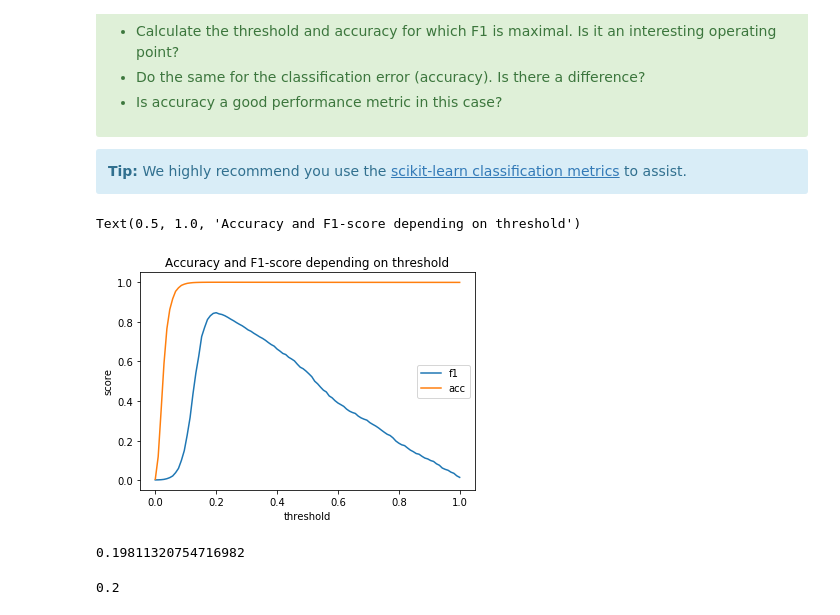
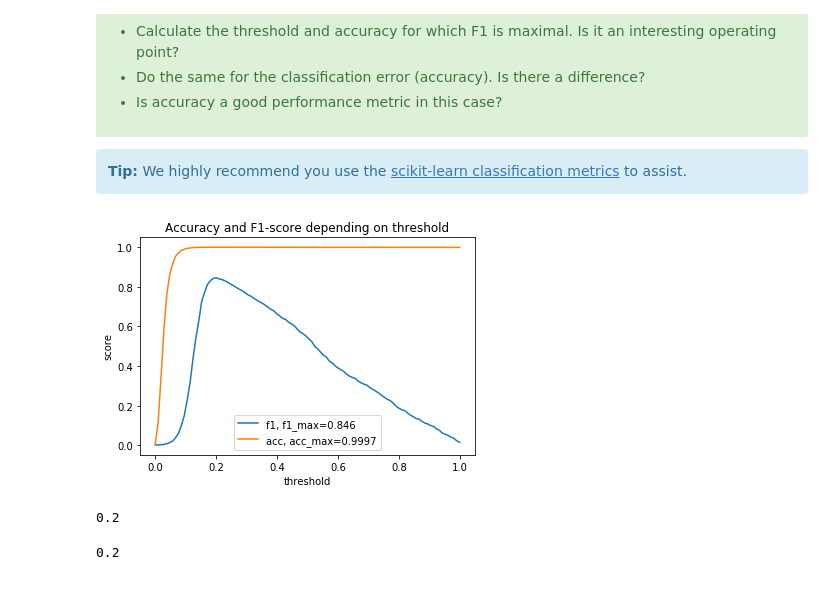
Before and after one commit to chariskal/eval-biometrics, a Jupyter notebook: assignment_1.ipynb, the cells around one changed output. Drawn from its saved outputs; the diff is of its cells as text; code cells hidden in the pictures.

```diff
--- a/assignment_1.ipynb
+++ b/assignment_1.ipynb
@@ -401,32 +389,31 @@ We highly recommend you use the <a href="https://scikit-learn.org/stable/modules
 # %%
 """Plot F1 and accuracy as a function of the decision thresholds on the similarity score."""
 # Hint: evaluating for ± 50 threshold values should suffice
 plt.figure()
 f1_list = []
 acc_list = []
 new_list = np.flip(th_roc)
 for thr in new_list[::3]:           # calculate scores every few thresholds to reduce cost os calculations
     f1 = metrics.f1_score(y_true.astype(bool), combined_scores>thr, pos_label=1)
     acc = metrics.accuracy_score(y_true.astype(bool), combined_scores>thr, normalize=True, sample_weight=None)
     f1_list.append(f1)
     acc_list.append(acc)
 
 xaxis = np.linspace(0,1,len(f1_list))
-plt.plot(xaxis,f1_list, label='f1')
-plt.plot(xaxis,acc_list, label='acc')
+plt.plot(xaxis,f1_list, label=f'f1, f1_max={np.round(np.max(f1_list),4)}')
+plt.plot(xaxis,acc_list, label=f'acc, acc_max={np.round(np.max(acc_list),4)}')
 plt.xlabel('threshold')
 plt.ylabel('score')
 plt.legend()
 plt.title('Accuracy and F1-score depending on threshold')
-plt.savefig('./figs/acc_f1_cum.png')
+#plt.savefig('./figs/acc_f1_cum.png')
 # %% [output]
-Text(0.5, 1.0, 'Accuracy and F1-score depending on threshold')
-[figure, old version]
+[figure, new version]
 # %%
 """Calculate the threshold for which F1 is maximal."""
-f1_th_max = np.argmax(f1_list)/len(f1_list)             # find where f1 is maximum and get threshold there
+f1_th_max = xaxis[np.argmax(f1_list)]             # find where f1 is maximum and get threshold there
 print(f1_th_max)
 # %% [output]
-0.19811320754716982
+0.2
 # %%
 """Do the same for the classification error (or accuracy)"""
```
Also changed, not shown: parts of 14 cells of this notebook, 6 other files.
